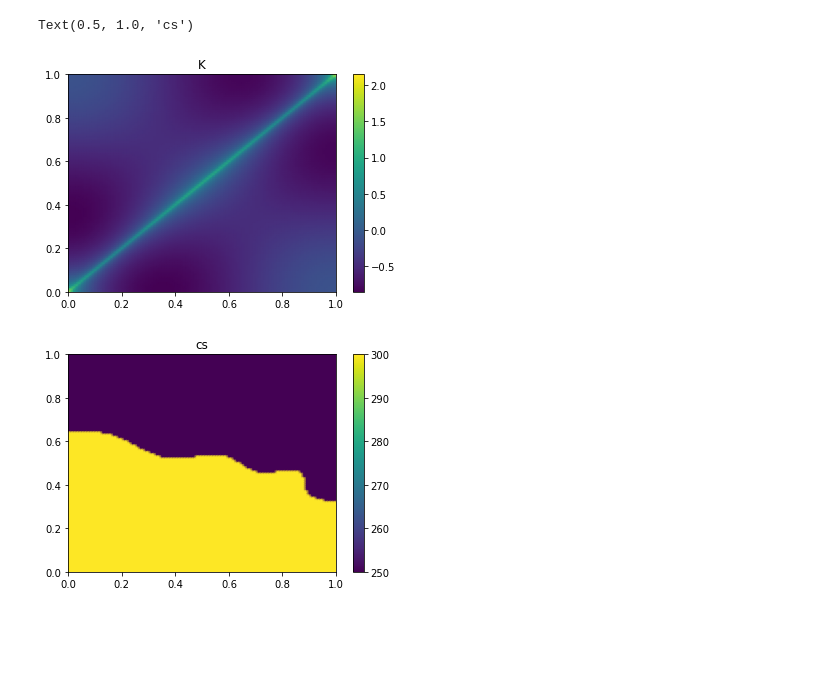
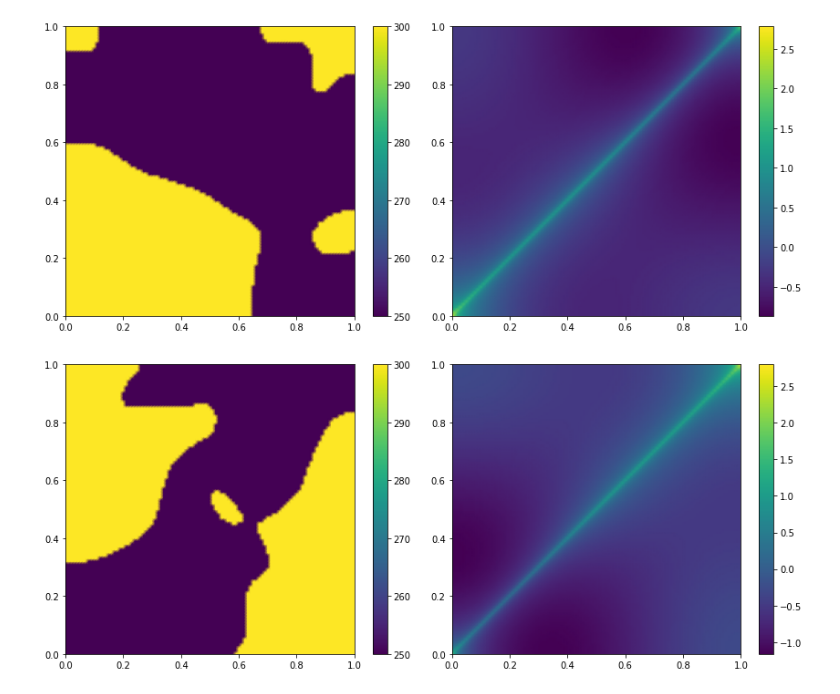
Before and after one commit to Zhengyu-Huang/Operator-Learning, a Jupyter notebook: Helmholtz/nn/Plot.ipynb, the cells around one changed output. Saved outputs shown, nothing was run; the diff lists cells and outputs as text; code cells hidden in the pictures; blank space fills up the shorter version.

```diff
--- a/Helmholtz/nn/Plot.ipynb
+++ b/Helmholtz/nn/Plot.ipynb
@@ -12,27 +12,25 @@ c_field = np.load(prefix+"Random_Helmholtz_cs_" + str(N_theta) + ".npy")
 # %%
 import matplotlib.pyplot as plt
 ######################################################
 N_data, N_theta  =  theta_field.shape
 N_x, N_y, N_data = K_field.shape
 
 L = 1.0
 xx = np.linspace(0, L, N_x)
 Y, X = np.meshgrid(xx, xx)
 
 
-i = 1
+for ind in [0, 10]:
 
-vmin, vmax = None, None
-fig = plt.figure()
-plt.pcolormesh(X, Y, K_field[:, :, i], shading="gouraud", vmin=vmin, vmax=vmax)
-plt.colorbar()
-plt.title("K")
+    fig,ax = plt.subplots(ncols=2, figsize=(12,5))
+    im0 = ax[0].pcolormesh(X, Y, c_field[:, :, ind],  shading="gouraud")
+    fig.colorbar(im0, ax=ax[0])
+    im1 = ax[1].pcolormesh(X, Y, K_field[:, :, ind],   shading="gouraud")
+    fig.colorbar(im1, ax=ax[1])
 
-fig = plt.figure()
-plt.pcolormesh(X, Y, c_field[:, :, i], shading="gouraud", vmin=vmin, vmax=vmax)
-plt.colorbar()
-plt.title("cs")
+    plt.tight_layout()
+
+    plt.savefig('Helmholtz-map%d.png' %(ind))
 # %% [output]
-Text(0.5, 1.0, 'cs')
-[figure, old version]
+[figure, new version]
-[figure, old version]
+[figure, new version]
```
Also changed, not shown: 6 other files.
